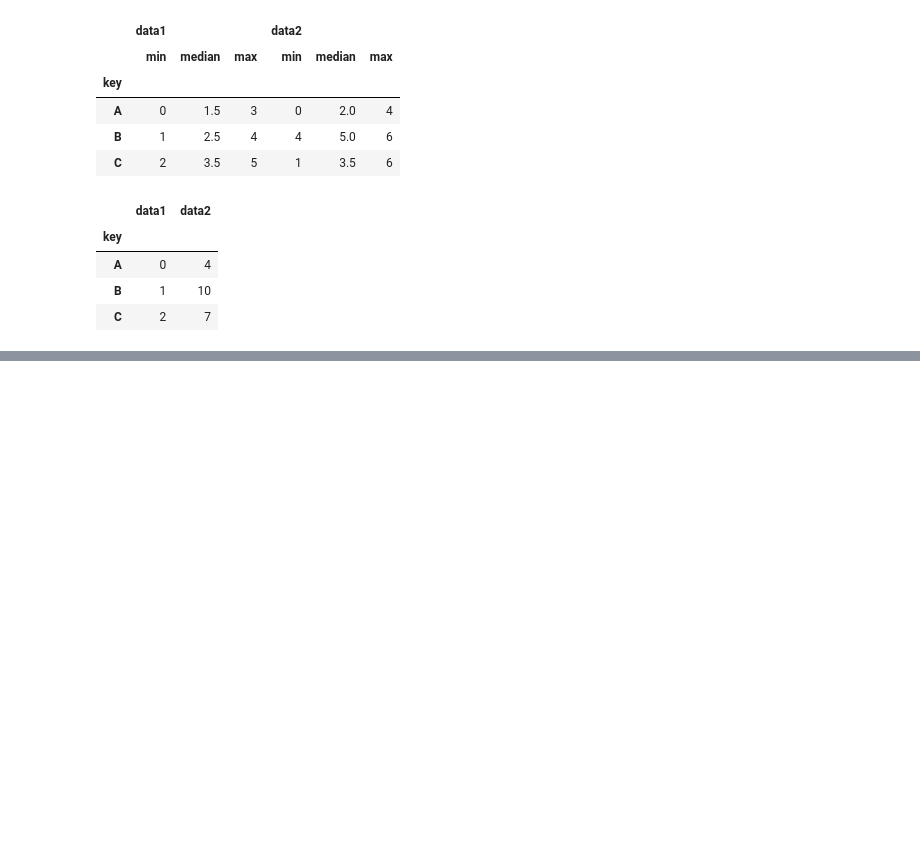
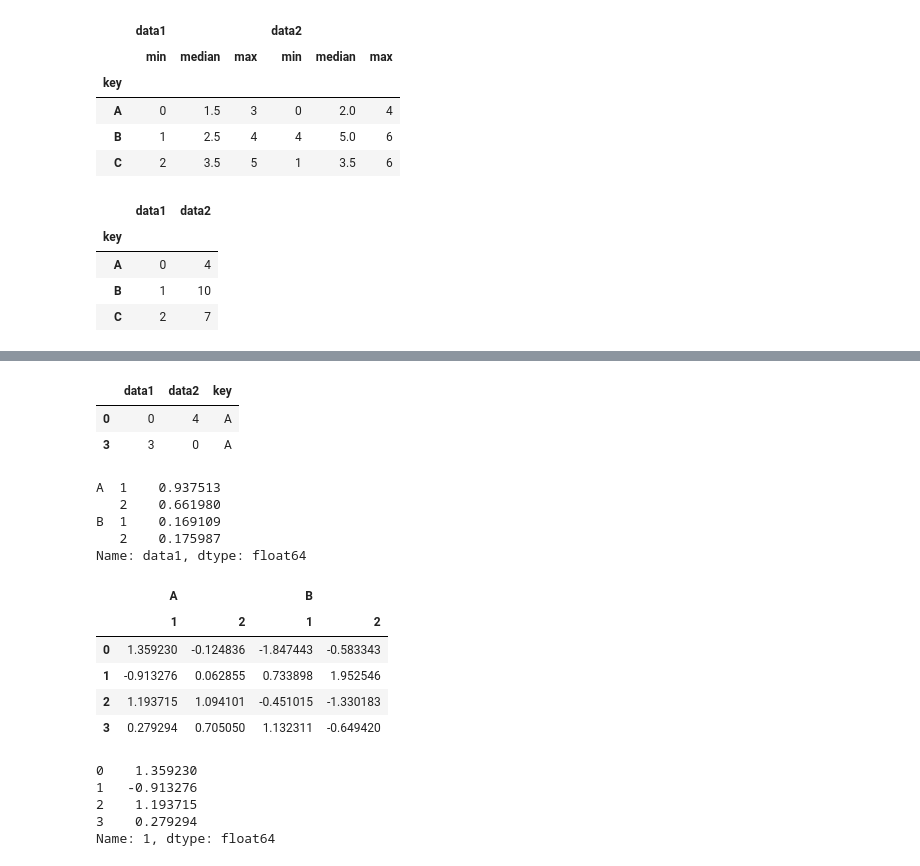
Before and after one commit to yejin716/Pandas, a Jupyter notebook: Pandas_day6/pandas_basic_03_pandas심화.ipynb, the cells around one changed output, grey strips where cells are left out. Cells and saved outputs as stored; diff of their text form; code cells hidden in the pictures; blank space fills up the shorter version.

Commit message:
group by / apply / aggregate

```diff
--- a/Pandas_day6/pandas_basic_03_pandas심화.ipynb
+++ b/Pandas_day6/pandas_basic_03_pandas심화.ipynb
@@ -312,0 +350,52 @@ df.groupby('key').aggregate({'data1': 'min', 'data2': np.sum})
+# %%
+#get_group
+#groupby로 묶인 데이터에서 key값으로 데이터를 가져올 수 있다.
+
+
+
+
+df.groupby('key').get_group("A")
+# %% [output]
+|  | data1 | data2 | key |
+| 0 | 0 | 4 | A |
+| 3 | 3 | 0 | A |
+# %%
+#MultiIndex
+#인덱스를 계층적으로 만들 수 있다 .
+
+df = pd.DataFrame(
+	np.random.randn(4,2),
+	index = [['A','A','B','B'], [1,2,1,2,]],
+	columns= ['data1','data2']
+)
+df['data1']
+# %% [output]
+A  1    0.937513
+   2    0.661980
+B  1    0.169109
+   2    0.175987
+Name: data1, dtype: float64
+# %%
+#열 인덱스도 계층적으로 만들 수 있다.
+
+df = pd.DataFrame(
+np.random.randn(4, 4),
+columns=[["A", "A", "B", "B"], ["1", "2", "1", "2"]]
+)
+df
+# %% [output]
+|  | A |  | B |  |
+|  | 1 | 2 | 1 | 2 |
+| 0 | 1.359230 | -0.124836 | -1.847443 | -0.583343 |
+| 1 | -0.913276 | 0.062855 | 0.733898 | 1.952546 |
+| 2 | 1.193715 | 1.094101 | -0.451015 | -1.330183 |
+| 3 | 0.279294 | 0.705050 | 1.132311 | -0.649420 |
+# %%
+df["A"]
+df["A"]["1"]
+# %% [output]
+0    1.359230
+1   -0.913276
+2    1.193715
+3    0.279294
+Name: 1, dtype: float64
```
Also changed, not shown: parts of 9 cells of this notebook.
